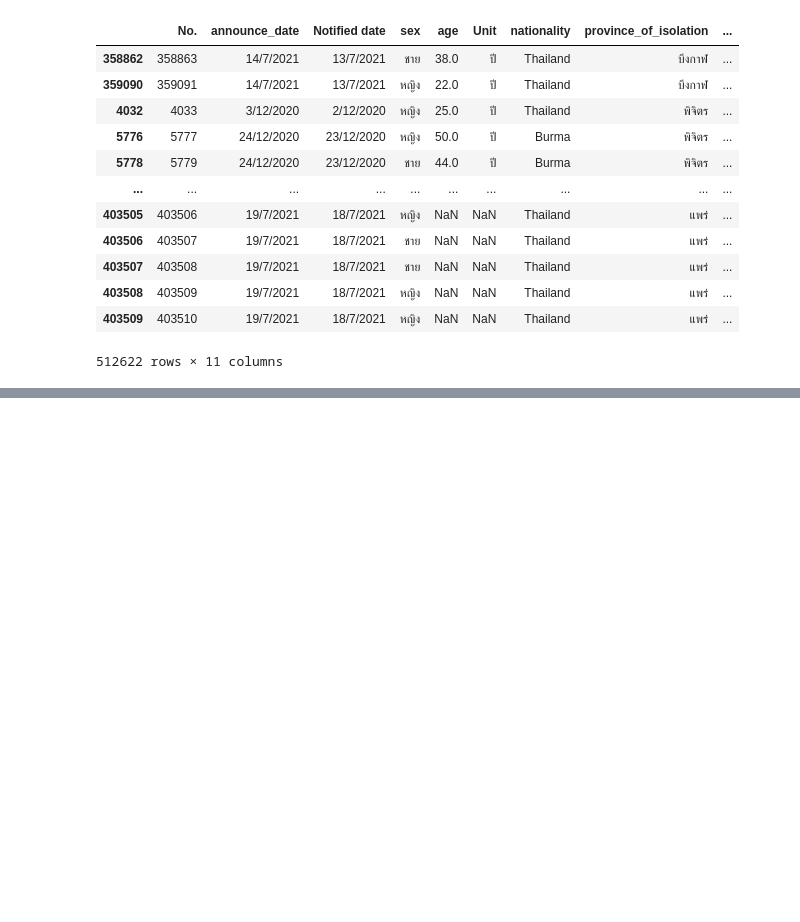
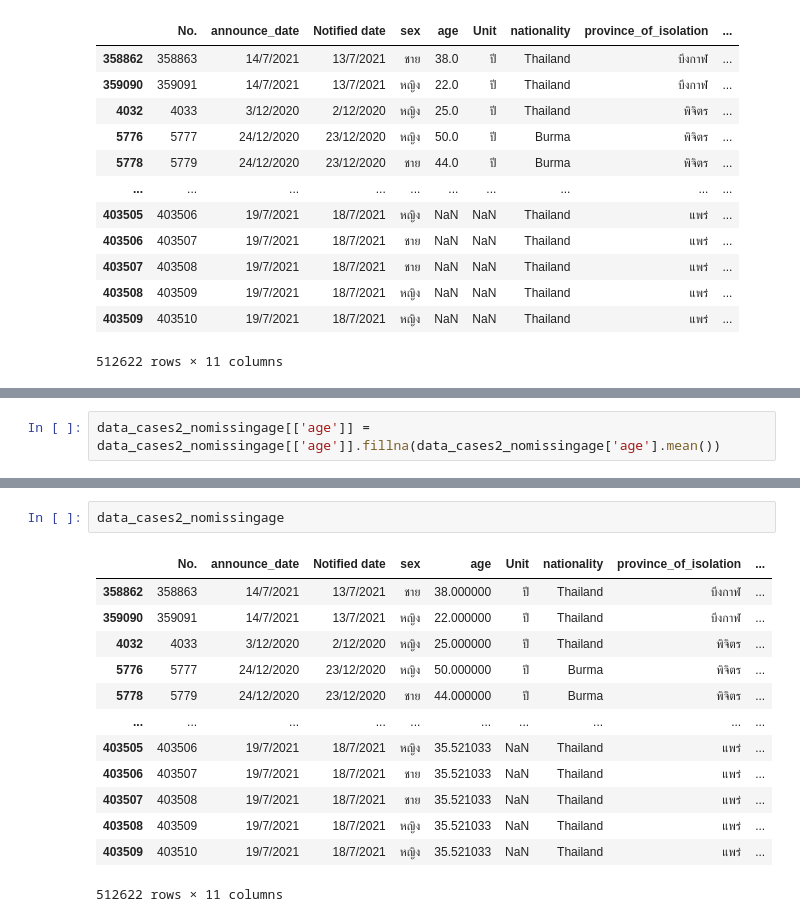
Before and after one commit to tohnperfect/DWDM21, a Jupyter notebook: Data_Preprocessing_(Chapter_3).ipynb, the cells around one changed output, grey strips where cells are left out. Drawn from its saved outputs; the diff is of its cells as text; blank space fills up the shorter version.

```diff
--- a/Data_Preprocessing_(Chapter_3).ipynb
+++ b/Data_Preprocessing_(Chapter_3).ipynb
@@ -893,0 +909,2 @@ data_cases2_nomissingage
+# %%
+data_cases2_nomissingage[['age']] = data_cases2_nomissingage[['age']].fillna(data_cases2_nomissingage['age'].mean())
@@ -893,0 +926,16 @@ data_cases2_nomissingage
+# %%
+data_cases2_nomissingage
+# %% [output]
+|  | No. | announce_date | Notified date | sex | age | Unit | nationality | province_of_isolation | ... |
+| 358862 | 358863 | 14/7/2021 | 13/7/2021 | ชาย | 38.000000 | ปี | Thailand | บึงกาฬ | ... |
+| 359090 | 359091 | 14/7/2021 | 13/7/2021 | หญิง | 22.000000 | ปี | Thailand | บึงกาฬ | ... |
+| 4032 | 4033 | 3/12/2020 | 2/12/2020 | หญิง | 25.000000 | ปี | Thailand | พิจิตร | ... |
+| 5776 | 5777 | 24/12/2020 | 23/12/2020 | หญิง | 50.000000 | ปี | Burma | พิจิตร | ... |
+| 5778 | 5779 | 24/12/2020 | 23/12/2020 | ชาย | 44.000000 | ปี | Burma | พิจิตร | ... |
+| ... | ... | ... | ... | ... | ... | ... | ... | ... | ... |
+| 403505 | 403506 | 19/7/2021 | 18/7/2021 | หญิง | 35.521033 | NaN | Thailand | แพร่ | ... |
+| 403506 | 403507 | 19/7/2021 | 18/7/2021 | ชาย | 35.521033 | NaN | Thailand | แพร่ | ... |
+| 403507 | 403508 | 19/7/2021 | 18/7/2021 | ชาย | 35.521033 | NaN | Thailand | แพร่ | ... |
+| 403508 | 403509 | 19/7/2021 | 18/7/2021 | หญิง | 35.521033 | NaN | Thailand | แพร่ | ... |
+| 403509 | 403510 | 19/7/2021 | 18/7/2021 | หญิง | 35.521033 | NaN | Thailand | แพร่ | ... |
+512622 rows × 11 columns
```
Also changed, not shown: parts of 4 cells of this notebook.
